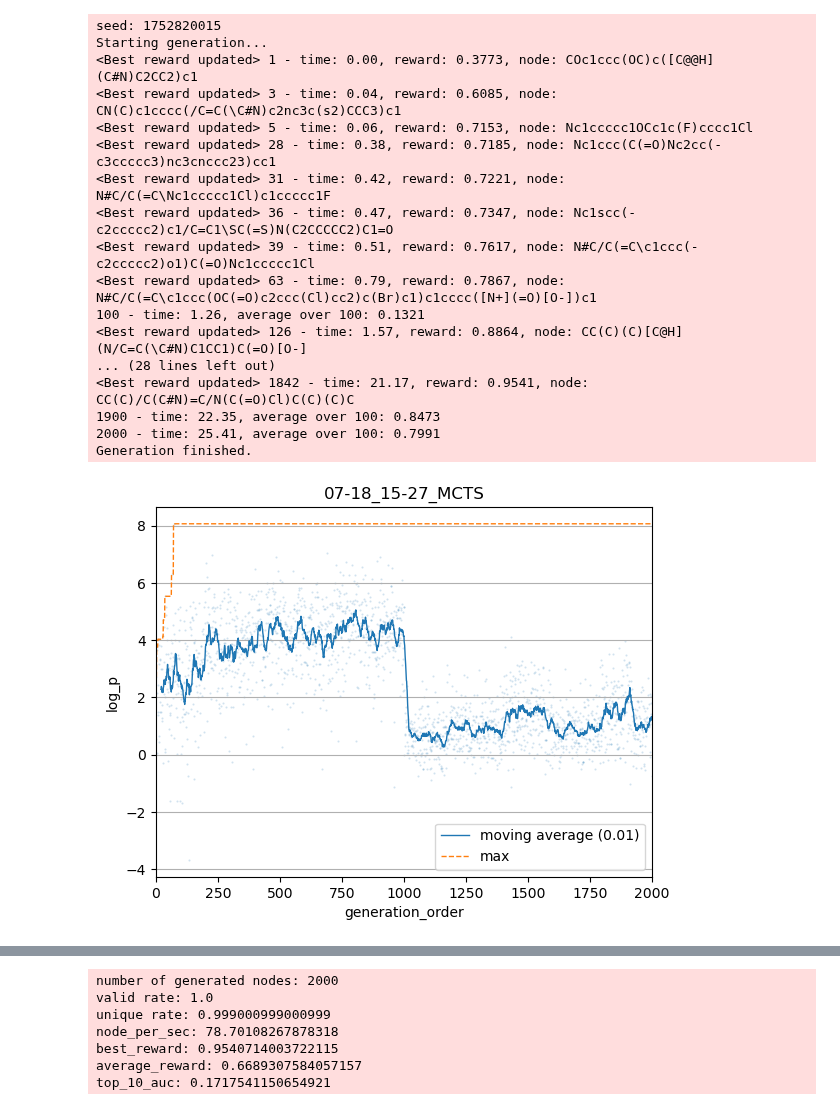
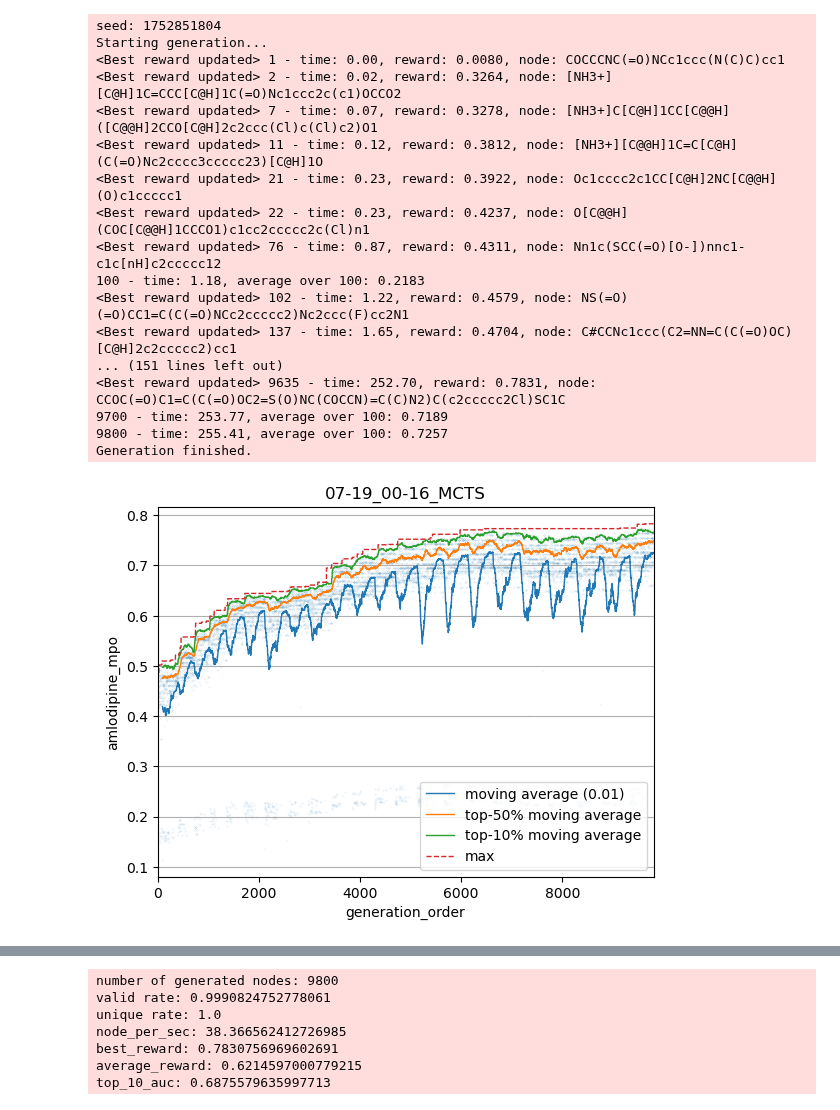
Before and after one commit to molecule-generator-collection/ChemTSv3, a Jupyter notebook: sandbox/chain_generation.ipynb, the cells around one changed output, grey strips where cells are left out. Drawn from its saved outputs; the diff is of its cells as text; code cells hidden in the pictures.

Commit message:
Improve generator chain

```diff
--- a/sandbox/chain_generation.ipynb
+++ b/sandbox/chain_generation.ipynb
@@ -19,44 +22,37 @@ def generate_and_analyze(generator, conf):
 # %%
 # start generation
 
 yaml_path_1 = "config/chain/de_novo_rnn.yaml"
 yaml_path_2 = "config/chain/lead_jensen.yaml"
 
 conf_1 = conf_from_yaml(yaml_path_1, repo_root)
-conf_2 = conf_from_yaml(yaml_path_2, repo_root)
-
 generator_1 = generator_from_conf(conf_1, repo_root)
 generator_1.generate(max_generations=conf_1.get("max_generations"), time_limit=conf_1.get("time_limit"))
-best_key = generator_1.top_k(k=1)[0][0]
 
-conf_2["root"] = best_key
-if not "reward_class" in conf_2:
-    conf_2["reward_class"] = conf_1["reward_class"]
-    conf_2["reward_args"] = conf_1.get("reward_args", {})
-generator_2 = generator_from_conf(conf_2)
-generator_2.inherit(generator_1)
+conf_2 = conf_from_yaml(yaml_path_2, repo_root)
+generator_2 = generator_from_conf(conf_2, predecessor=generator_1, n_top_keys_to_pass=conf_1.get("n_keys_to_pass", 3))
 generator_2.generate(max_generations=conf_2.get("max_generations"), time_limit=conf_2.get("time_limit"))
 
 generator_2.plot(**conf_2.get("plot_args", {}))
 generator_2.analyze()
 
 # queue_generations(c1, c2)
 # %% [output]
-seed: 1752820015
+seed: 1752851804
 Starting generation...
-<Best reward updated> 1 - time: 0.00, reward: 0.3773, node: COc1ccc(OC)c([C@@H](C#N)C2CC2)c1
-<Best reward updated> 3 - time: 0.04, reward: 0.6085, node: CN(C)c1cccc(/C=C(\C#N)c2nc3c(s2)CCC3)c1
-<Best reward updated> 5 - time: 0.06, reward: 0.7153, node: Nc1ccccc1OCc1c(F)cccc1Cl
-<Best reward updated> 28 - time: 0.38, reward: 0.7185, node: Nc1ccc(C(=O)Nc2cc(-c3ccccc3)nc3cnccc23)cc1
-<Best reward updated> 31 - time: 0.42, reward: 0.7221, node: N#C/C(=C\Nc1ccccc1Cl)c1ccccc1F
-<Best reward updated> 36 - time: 0.47, reward: 0.7347, node: Nc1scc(-c2ccccc2)c1/C=C1\SC(=S)N(C2CCCCC2)C1=O
-<Best reward updated> 39 - time: 0.51, reward: 0.7617, node: N#C/C(=C\c1ccc(-c2ccccc2)o1)C(=O)Nc1ccccc1Cl
-<Best reward updated> 63 - time: 0.79, reward: 0.7867, node: N#C/C(=C\c1ccc(OC(=O)c2ccc(Cl)cc2)c(Br)c1)c1cccc([N+](=O)[O-])c1
-100 - time: 1.26, average over 100: 0.1321
-<Best reward updated> 126 - time: 1.57, reward: 0.8864, node: CC(C)(C)[C@H](N/C=C(\C#N)C1CC1)C(=O)[O-]
-... (28 lines left out)
-<Best reward updated> 1842 - time: 21.17, reward: 0.9541, node: CC(C)/C(C#N)=C/N(C(=O)Cl)C(C)(C)C
-1900 - time: 22.35, average over 100: 0.8473
-2000 - time: 25.41, average over 100: 0.7991
+<Best reward updated> 1 - time: 0.00, reward: 0.0080, node: COCCCNC(=O)NCc1ccc(N(C)C)cc1
+<Best reward updated> 2 - time: 0.02, reward: 0.3264, node: [NH3+][C@H]1C=CCC[C@H]1C(=O)Nc1ccc2c(c1)OCCO2
+<Best reward updated> 7 - time: 0.07, reward: 0.3278, node: [NH3+]C[C@H]1CC[C@@H]([C@@H]2CCO[C@H]2c2ccc(Cl)c(Cl)c2)O1
+<Best reward updated> 11 - time: 0.12, reward: 0.3812, node: [NH3+][C@@H]1C=C[C@H](C(=O)Nc2cccc3ccccc23)[C@H]1O
+<Best reward updated> 21 - time: 0.23, reward: 0.3922, node: Oc1cccc2c1CC[C@H]2NC[C@@H](O)c1ccccc1
+<Best reward updated> 22 - time: 0.23, reward: 0.4237, node: O[C@@H](COC[C@@H]1CCCO1)c1cc2ccccc2c(Cl)n1
+<Best reward updated> 76 - time: 0.87, reward: 0.4311, node: Nn1c(SCC(=O)[O-])nnc1-c1c[nH]c2ccccc12
+100 - time: 1.18, average over 100: 0.2183
+<Best reward updated> 102 - time: 1.22, reward: 0.4579, node: NS(=O)(=O)CC1=C(C(=O)NCc2ccccc2)Nc2ccc(F)cc2N1
+<Best reward updated> 137 - time: 1.65, reward: 0.4704, node: C#CCNc1ccc(C2=NN=C(C(=O)OC)[C@H]2c2ccccc2)cc1
+... (151 lines left out)
+<Best reward updated> 9635 - time: 252.70, reward: 0.7831, node: CCOC(=O)C1=C(C(=O)OC2=S(O)NC(COCCN)=C(C)N2)C(c2ccccc2Cl)SC1C
+9700 - time: 253.77, average over 100: 0.7189
+9800 - time: 255.41, average over 100: 0.7257
 Generation finished.
-[figure, old version]
+[figure, new version]
@@ -66,10 +59,10 @@ Generation finished.
-number of generated nodes: 2000
-valid rate: 1.0
-unique rate: 0.999000999000999
-node_per_sec: 78.70108267878318
-best_reward: 0.9540714003722115
-average_reward: 0.6689307584057157
-top_10_auc: 0.1717541150654921
+number of generated nodes: 9800
+valid rate: 0.9990824752778061
+unique rate: 1.0
+node_per_sec: 38.366562412726985
+best_reward: 0.7830756969602691
+average_reward: 0.6214597000779215
+top_10_auc: 0.6875579635997713
 # %%
 # continue generation
 generator_2.generate(time_limit=100, max_generations=100)
```
Also changed, not shown: parts of 2 cells of this notebook, 3 other files.
